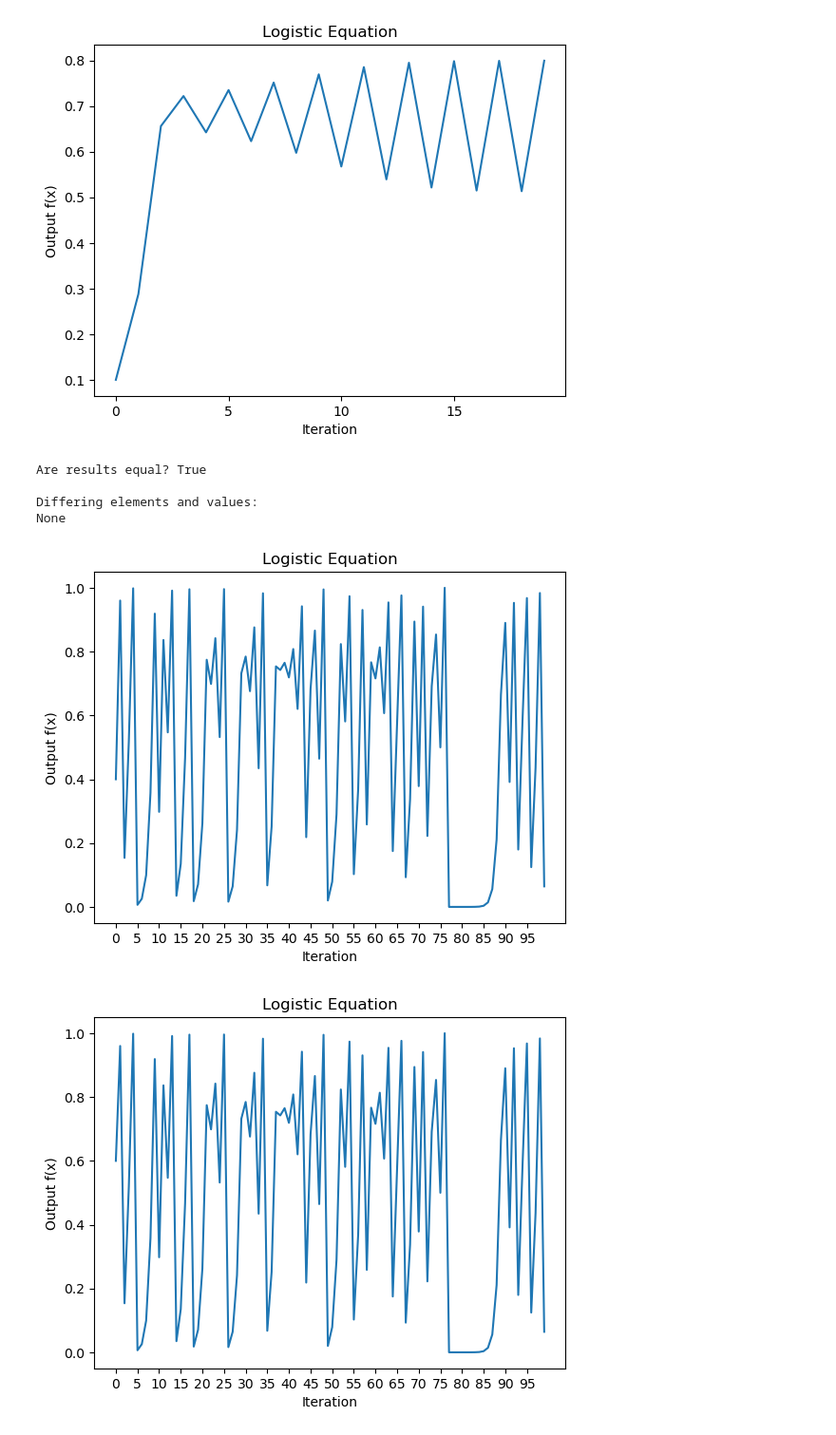
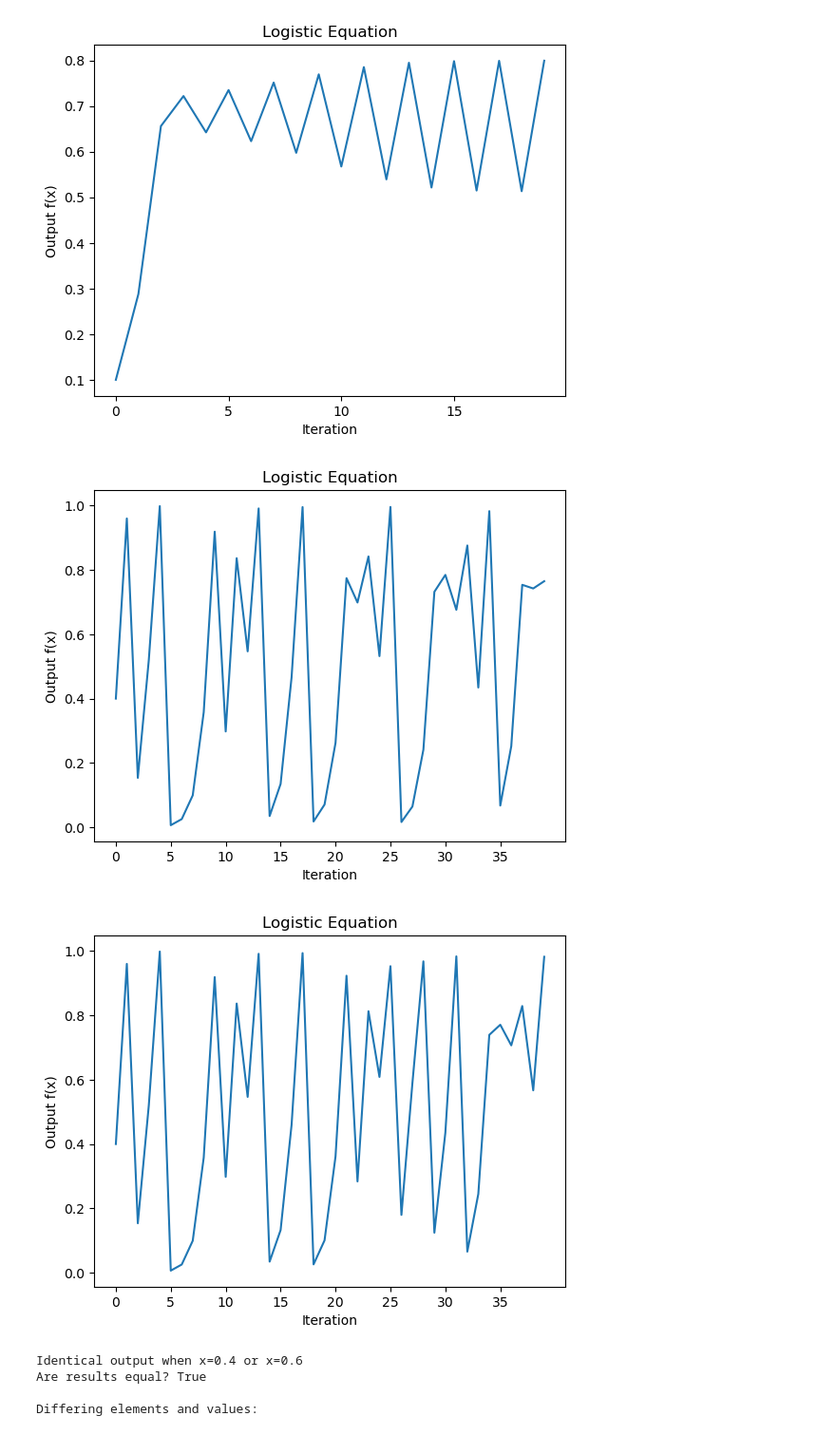
Before and after one commit to BrentGrammer/PROGNOTES, a Jupyter notebook: Chaos/logistic_equation.ipynb, the cells around one changed output. Shown at 95% size. Drawn from its saved outputs; the diff is of its cells as text; code cells hidden in the pictures.

```diff
--- a/Chaos/logistic_equation.ipynb
+++ b/Chaos/logistic_equation.ipynb
@@ -55,25 +55,31 @@ plot_iterations(out,iterations=iterations)
 # %%
 ### Chaotic behavior
 ## Using an r value of 4.0 we now have SDIC for x
 # Note: try x = 0.5 to see different result, and then use different values that are close to each other
 
 really_close_x = 0.50000001
+iterations = 40
 
 chaotic_r = 4.0
 initial_x = 0.4
 
-# interesting case where results are identical even though using r = 4
-arr1 = iterate(chaotic_r,0.4,iterations=100)
-arr2 = iterate(chaotic_r,0.6,iterations=100)
+arr1 = iterate(chaotic_r,initial_x,iterations)
+arr2 = iterate(chaotic_r,initial_x+0.0000001,iterations)
+
+plot_iterations(arr1,iterations)
+plot_iterations(arr2,iterations)
+
+# notable case where results are identical even though using r = 4
+x1 = .4
+x2 = .6
+arr1 = iterate(chaotic_r,x1,iterations)
+arr2 = iterate(chaotic_r,x2,iterations)
+print(f'Identical output when x={x1} or x={x2}')
 diffs = compare(arr1,arr2,ignore_first_el=True)
-print(diffs)
-
-plot_iterations(arr1)
-plot_iterations(arr2)
 # %% [output]
-Are results equal? True
-
-Differing elements and values:
-None
-[figure, old version]
+[figure, new version]
-[figure, old version]
+[figure, new version]
+Identical output when x=0.4 or x=0.6
+Are results equal? True
+
+Differing elements and values:
```
Also changed, not shown: parts of 1 cell of this notebook, 1 other file.
